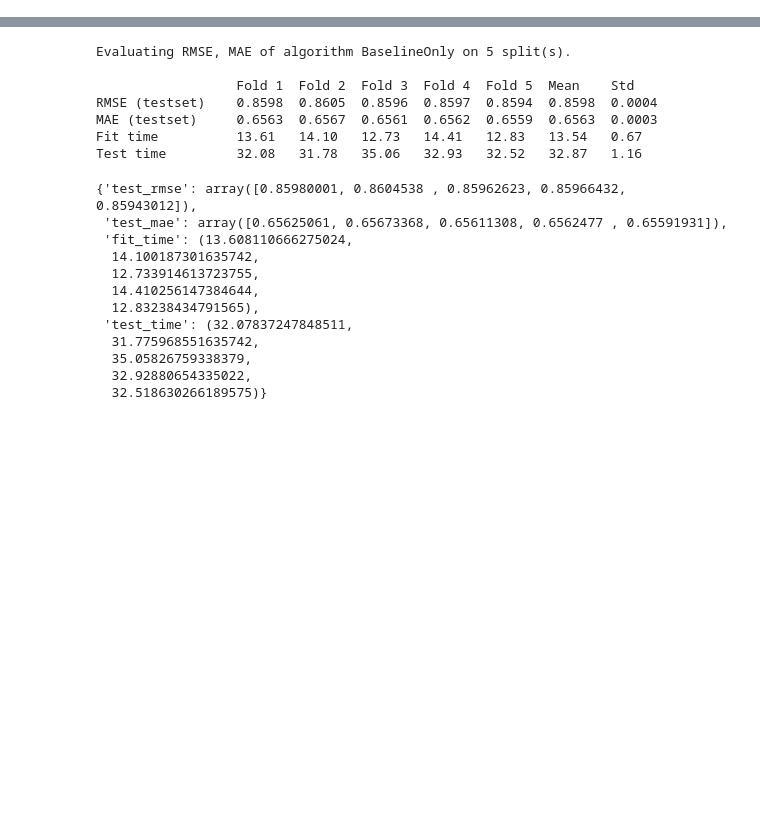
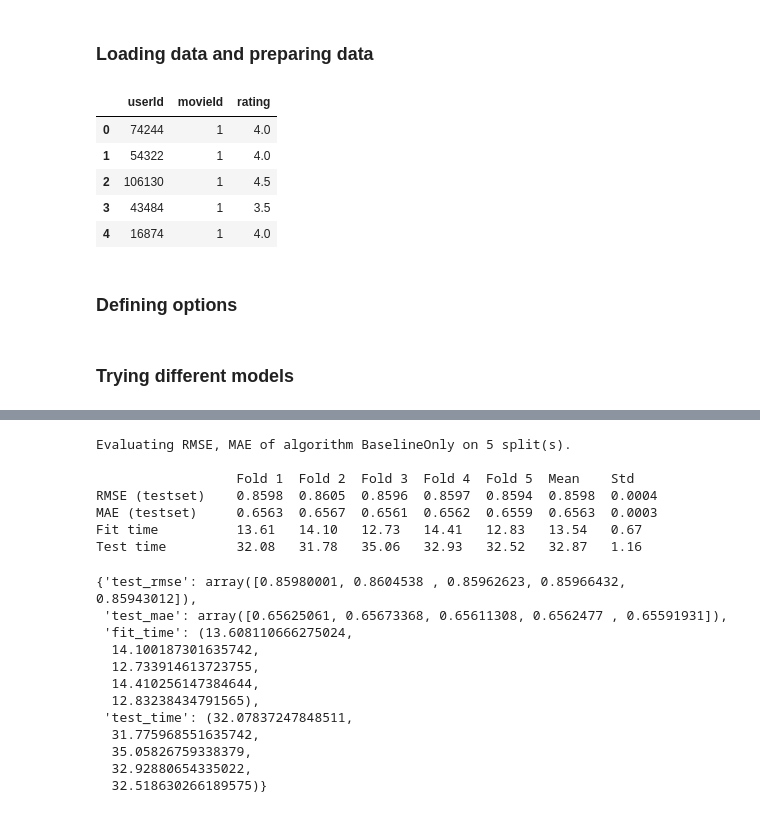
Before and after one commit to lebenaba/movie_recommendation, a Jupyter notebook: notebooks/model_surprise.ipynb, the cells around one changed output, grey strips where cells are left out. Drawn from its saved outputs; the diff is of its cells as text; code cells hidden in the pictures; blank space fills up the shorter version.

```diff
--- a/notebooks/model_surprise.ipynb
+++ b/notebooks/model_surprise.ipynb
@@ -26,0 +18,15 @@
+# %% [markdown]
+### Loading data and preparing data
+# %%
+# Write preprocessed date into a DataFrame
+df = pd.read_csv('../data/processed/preprocessed_data_movielens.csv')
+df.drop(columns=['title','genres','relevance','tag'], inplace=True)
+df = df[['userId', 'movieId', 'rating']]
+df.head()
+# %% [output]
+|  | userId | movieId | rating |
+| 0 | 74244 | 1 | 4.0 |
+| 1 | 54322 | 1 | 4.0 |
+| 2 | 106130 | 1 | 4.5 |
+| 3 | 43484 | 1 | 3.5 |
+| 4 | 16874 | 1 | 4.0 |
@@ -26,0 +40,2 @@
+# %% [markdown]
+### Defining options
@@ -26,0 +47,2 @@
+# %% [markdown]
+### Trying different models
```
Also changed, not shown: parts of 30 cells of this notebook.
